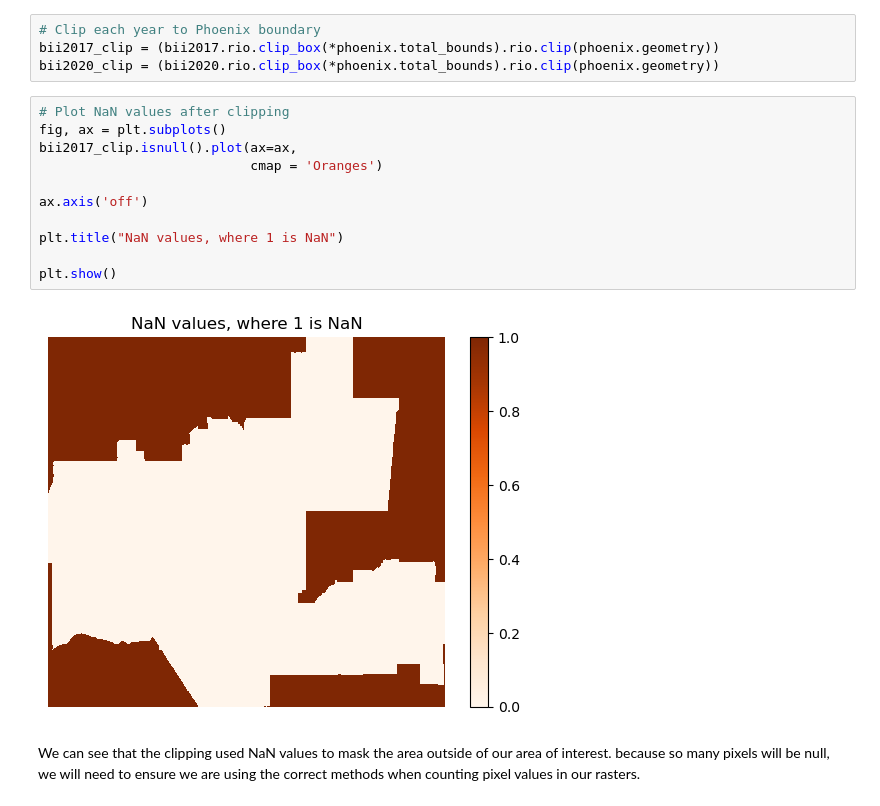
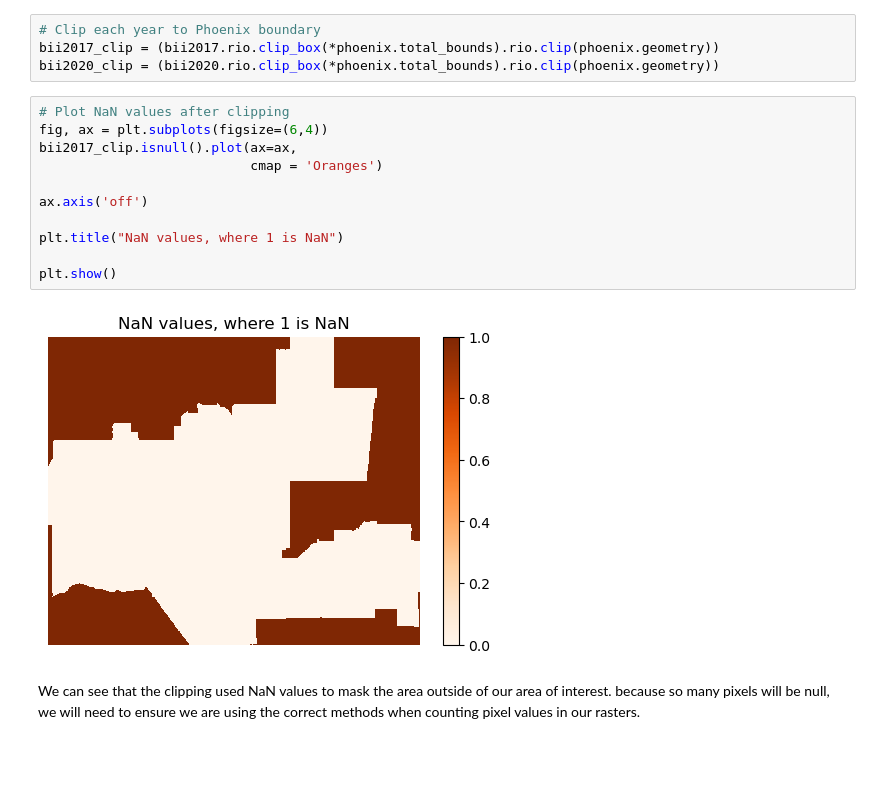
Before and after one commit to avarobillard/phoenix-biodiversity, a Jupyter notebook: bii-analysis.ipynb, the cells around one changed output. Saved outputs shown, nothing was run; the diff lists cells and outputs as text; blank space fills up the shorter version.

```diff
--- a/bii-analysis.ipynb
+++ b/bii-analysis.ipynb
@@ -279,17 +279,17 @@ bii2017_clip = (bii2017.rio.clip_box(*phoenix.total_bounds).rio.clip(phoenix.geo
 bii2020_clip = (bii2020.rio.clip_box(*phoenix.total_bounds).rio.clip(phoenix.geometry))
 # %%
 # Plot NaN values after clipping
-fig, ax = plt.subplots()
+fig, ax = plt.subplots(figsize=(6,4))
 bii2017_clip.isnull().plot(ax=ax,
                            cmap = 'Oranges')
 
 ax.axis('off')
 
 plt.title("NaN values, where 1 is NaN")
 
 plt.show()
 # %% [output]
-[figure, old version]
+[figure, new version]
 # %% [markdown]
 We can see that the clipping used NaN values to mask the area outside of our area of interest. because so many pixels will be null, we will need to ensure we are using the correct methods when counting pixel values in our rasters.
 # %% [markdown]
```
